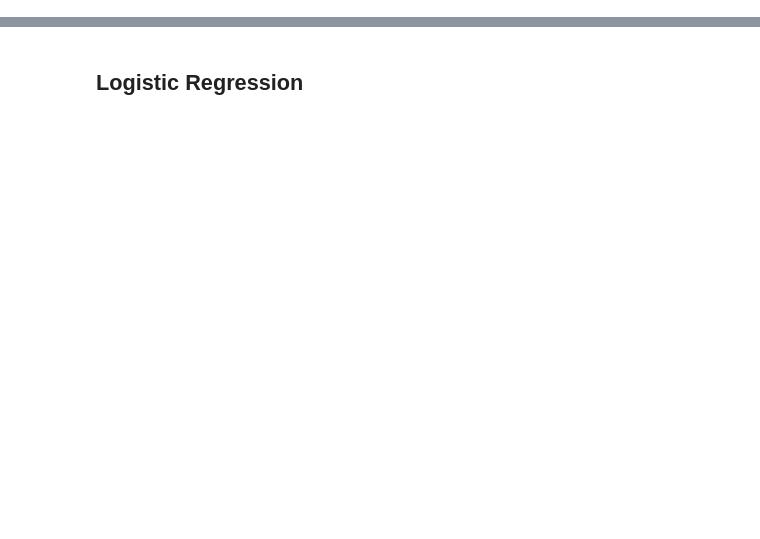
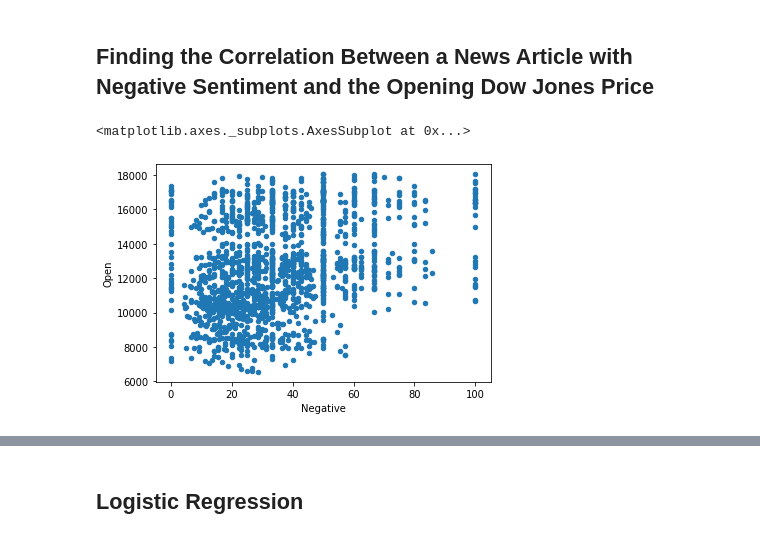
Before and after one commit to CS-UCR/cs105-prj-phase3-fintech-bros, a Jupyter notebook: cs105-prj-phase3-fintech-bros-master/DataAnalysis.ipynb, the cells around one changed output, grey strips where cells are left out. Cells and saved outputs as stored; diff of their text form; code cells hidden in the pictures; blank space fills up the shorter version.

```diff
--- a/cs105-prj-phase3-fintech-bros-master/DataAnalysis.ipynb
+++ b/cs105-prj-phase3-fintech-bros-master/DataAnalysis.ipynb
@@ -38,0 +55,8 @@ news_dija_data = news_dija_data.apply(lambda x: x.map(lambda y: y.replace('b"',
+# %%
+combined_df = news_dija_data[['Date', 'Label', 'Subjectivity', 'Objectivity', 'Positive', 'Negative', 'Neutral']].merge(
+    djia_data, how='inner', on='Date', left_index=True)
+# %%
+columns = list(combined_df)
+columns.append(columns.pop(columns.index('Label')))
+combined_df = combined_df.loc[:, columns]
+combined_df.head()
@@ -38,0 +70,11 @@ news_dija_data = news_dija_data.apply(lambda x: x.map(lambda y: y.replace('b"',
+# %%
+combined_df['Volume'] = combined_df['Volume'].astype(float)
+combined_df['Subjectivity'] = combined_df['Subjectivity'].astype(float)
+combined_df['Objectivity'] = combined_df['Objectivity'].astype(float)
+combined_df['Positive'] = combined_df['Positive'].astype(float)
+combined_df['Negative'] = combined_df['Negative'].astype(float)
+combined_df['Neutral'] = combined_df['Neutral'].astype(float)
+combined_df['Label'] = combined_df['Label'].astype(float)
+
+combined_df.index = combined_df.index.sort_values()
+combined_df.head()
@@ -39,3 +88,10 @@ news_dija_data = news_dija_data.apply(lambda x: x.map(lambda y: y.replace('b"',
 # %%
-train = news_dija_data[news_dija_data['Date'] < '2015-01-01']
-test = news_dija_data[news_dija_data['Date'] > '2014-12-31']
+train = combined_df[combined_df['Date'] < '2015-01-01']
+test = combined_df[combined_df['Date'] > '2014-12-31']
+# %% [markdown]
+## Finding the Correlation Between a News Article with Negative Sentiment and the Opening Dow Jones Price
+# %%
+train.plot.scatter(x="Negative", y="Open")
+# %% [output]
+<matplotlib.axes._subplots.AxesSubplot at 0x...>
+[figure, added]
```
Also changed, not shown: parts of 31 cells of this notebook.
